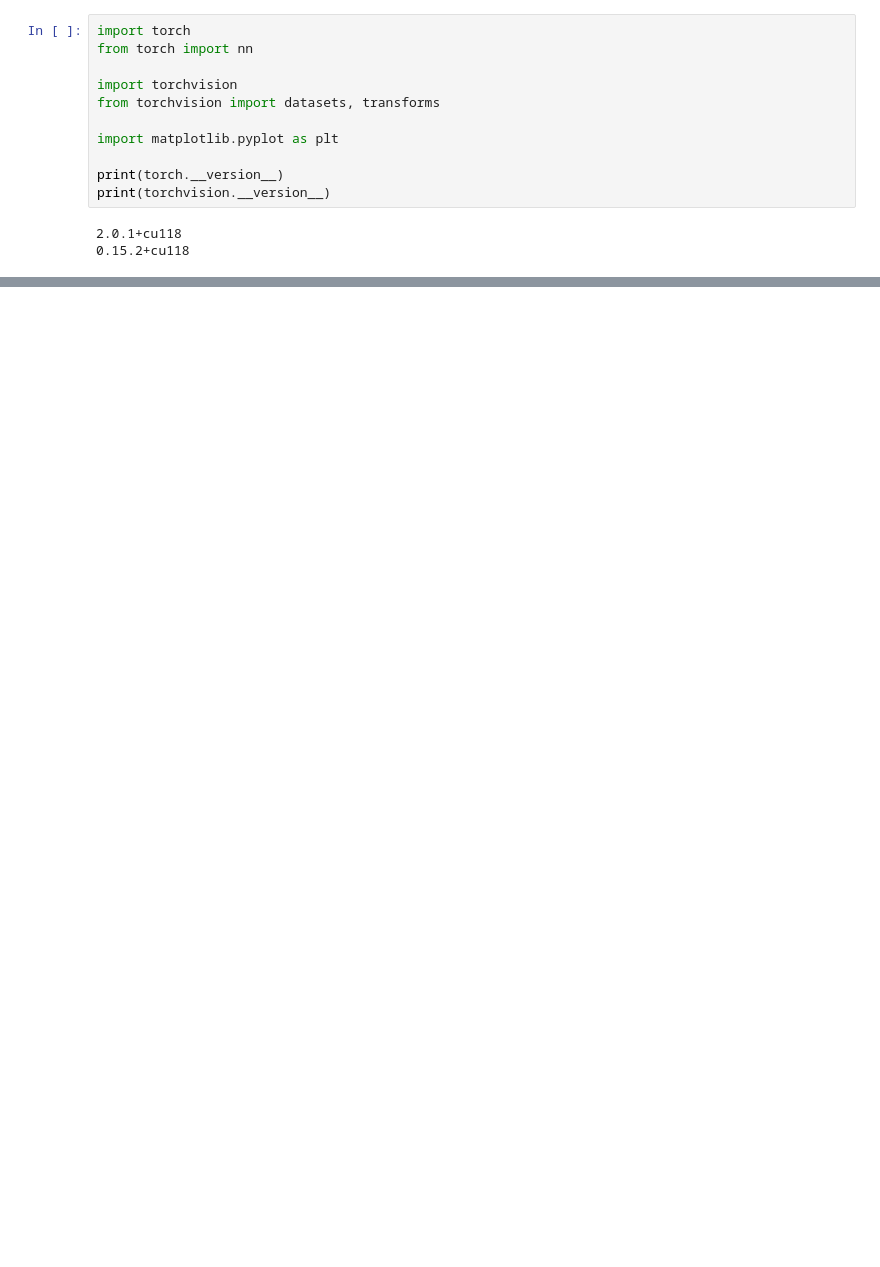
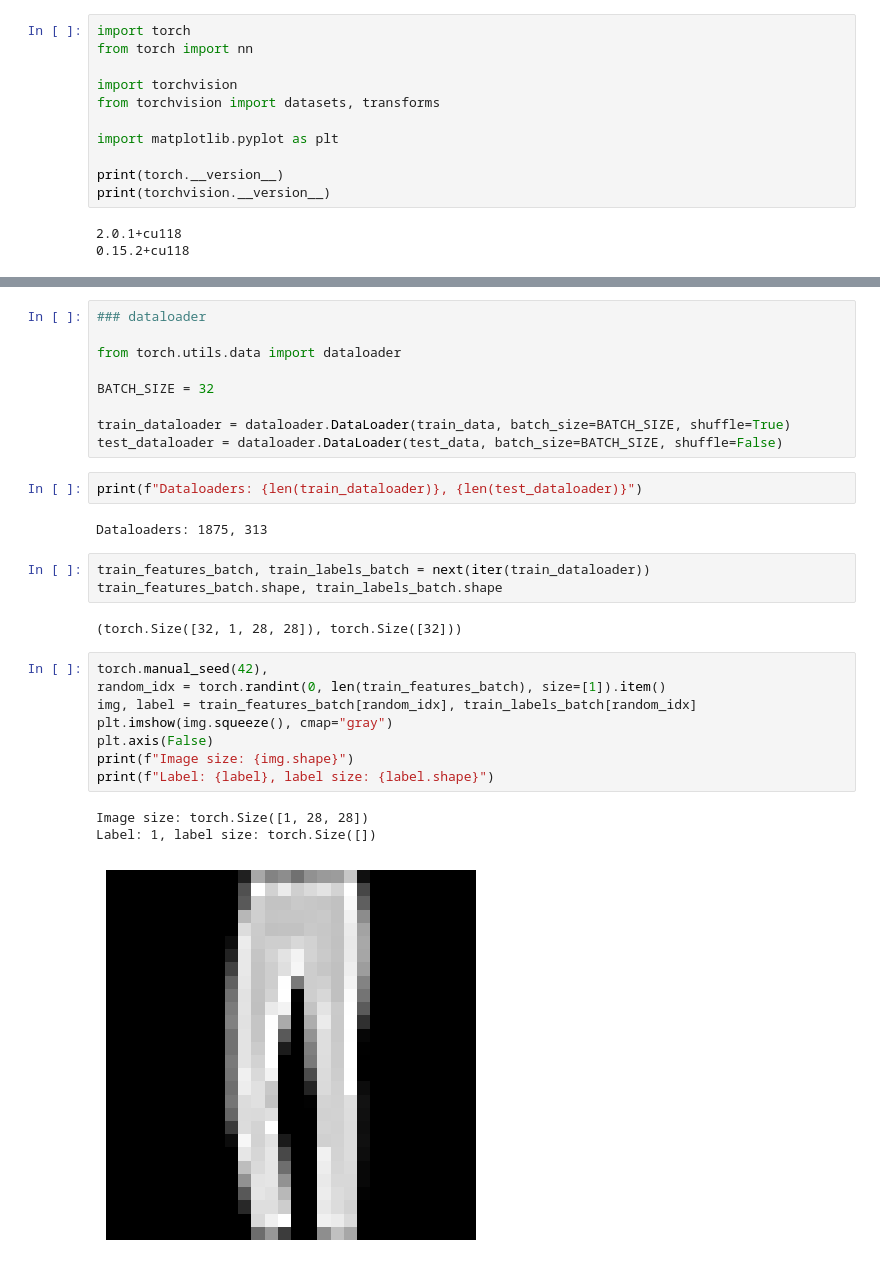
Before and after one commit to mariusdgm/pytorch_learn, a Jupyter notebook: notebooks/nb_3.ipynb, the cells around one changed output, grey strips where cells are left out. Drawn from its saved outputs; the diff is of its cells as text; blank space fills up the shorter version.

```diff
--- a/notebooks/nb_3.ipynb
+++ b/notebooks/nb_3.ipynb
@@ -44,0 +99,30 @@ print(torchaudio.__version__)
+# %%
+### dataloader
+
+from torch.utils.data import dataloader
+
+BATCH_SIZE = 32
+
+train_dataloader = dataloader.DataLoader(train_data, batch_size=BATCH_SIZE, shuffle=True)
+test_dataloader = dataloader.DataLoader(test_data, batch_size=BATCH_SIZE, shuffle=False)
+# %%
+print(f"Dataloaders: {len(train_dataloader)}, {len(test_dataloader)}")
+# %% [output]
+Dataloaders: 1875, 313
+# %%
+train_features_batch, train_labels_batch = next(iter(train_dataloader))
+train_features_batch.shape, train_labels_batch.shape
+# %% [output]
+(torch.Size([32, 1, 28, 28]), torch.Size([32]))
+# %%
+torch.manual_seed(42),
+random_idx = torch.randint(0, len(train_features_batch), size=[1]).item()
+img, label = train_features_batch[random_idx], train_labels_batch[random_idx]
+plt.imshow(img.squeeze(), cmap="gray")
+plt.axis(False)
+print(f"Image size: {img.shape}")
+print(f"Label: {label}, label size: {label.shape}")
+# %% [output]
+Image size: torch.Size([1, 28, 28])
+Label: 1, label size: torch.Size([])
+[figure, added]
```
Also changed, not shown: parts of 36 cells of this notebook.
